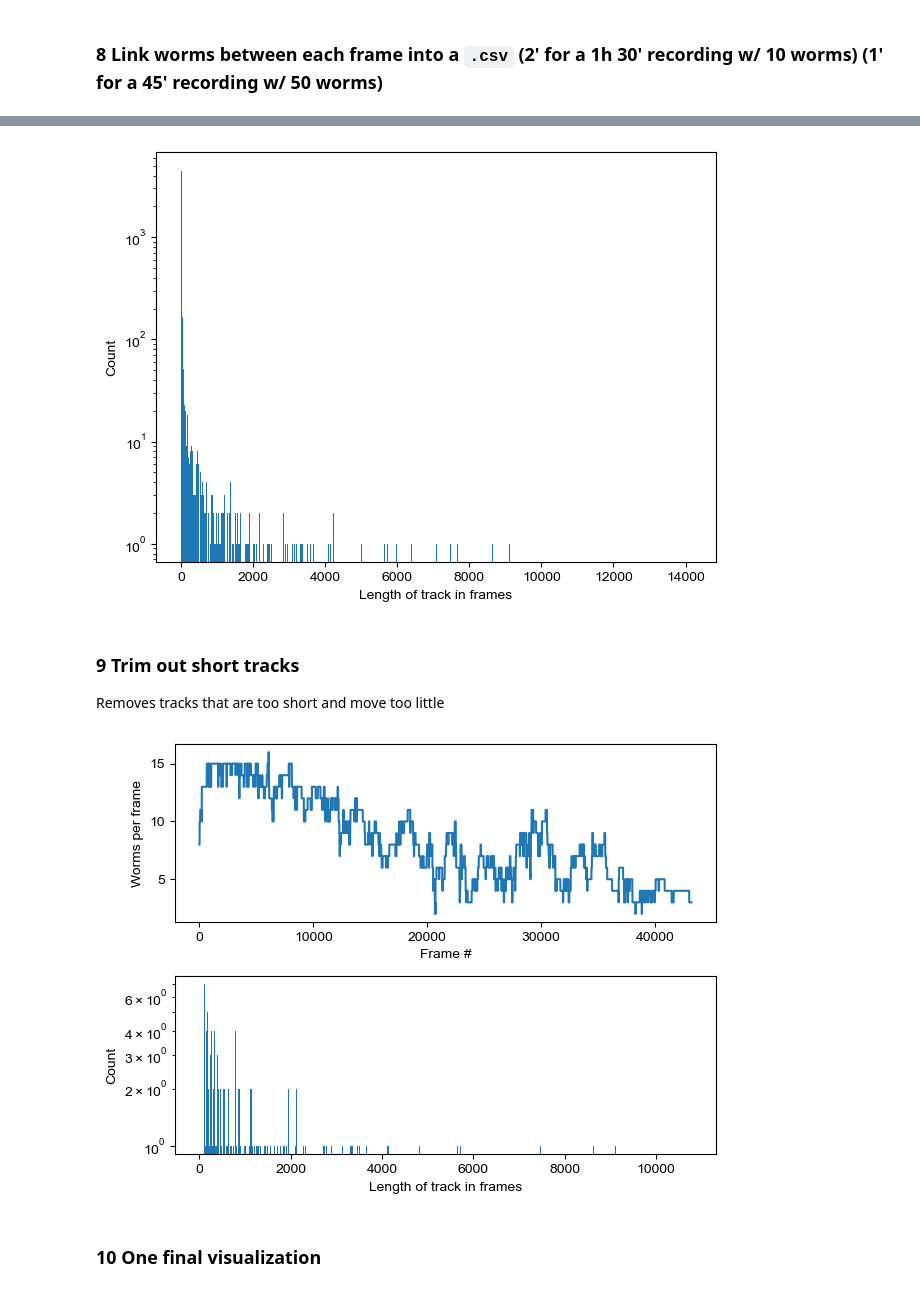
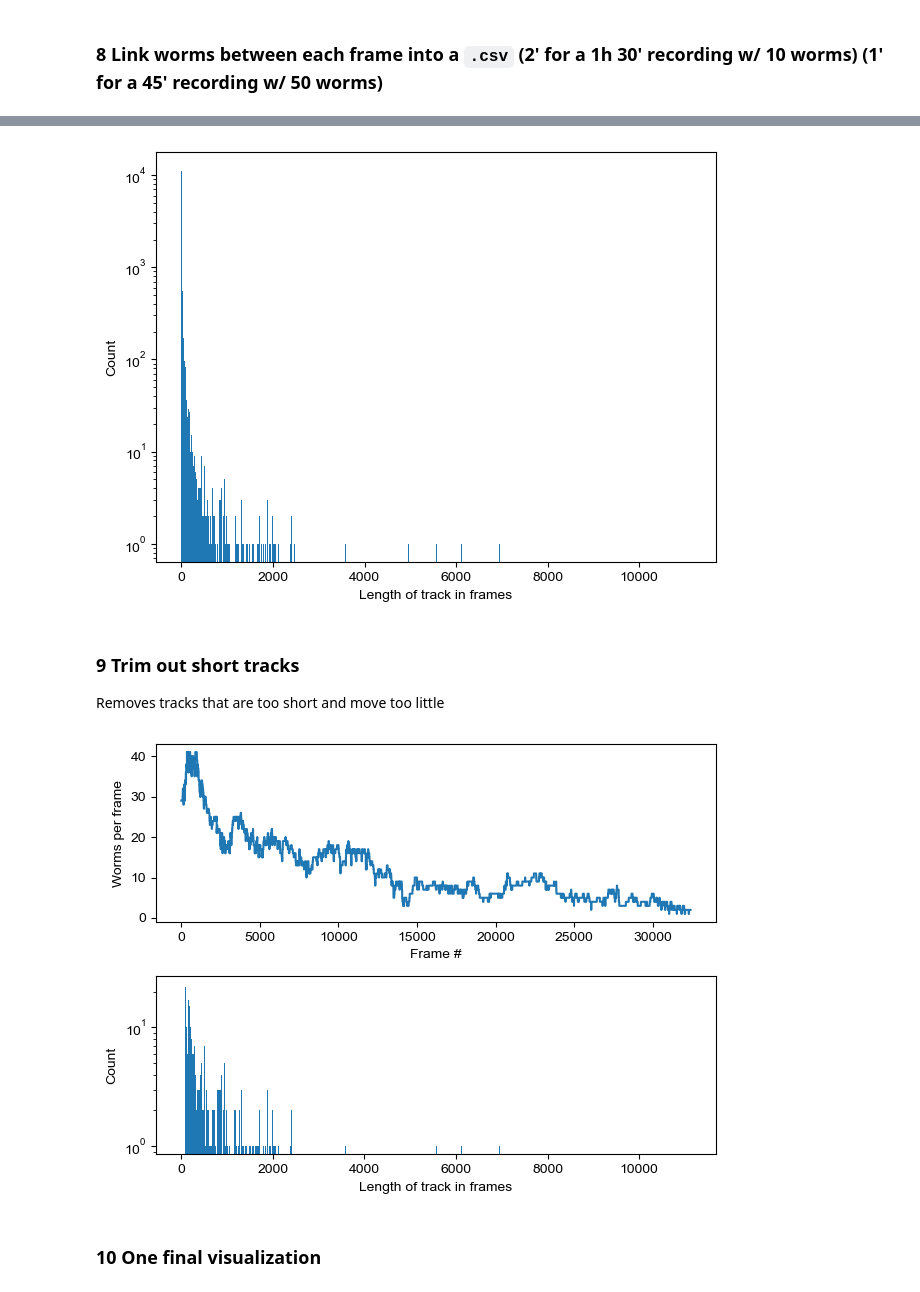
Before and after one commit to azwang10/multi-worm-tracker, a Jupyter notebook: multiwormtracker.ipynb, the cells around one changed output, grey strips where cells are left out. Drawn from its saved outputs; the diff is of its cells as text; code cells hidden in the pictures.

```diff
--- a/multiwormtracker.ipynb
+++ b/multiwormtracker.ipynb
@@ -16,8 +16,8 @@ from mwt import *
 The notebook requires a scratch directory with a lot of storage that will be filled with the `.avi` file converted into `.tif` for each individual frame. This scratch directory should have up to 75 GB free (51 GB used for a 1h 30' 3000x1500px recording) (36 GB used for a 45' 2500x2400px recording)
 # %%
 #EDIT, filenames with spaces don't quite work and so please replace with underscores first
-INPUT_AVI = '/Volumes/DATA/092524_tph_0h-starve_dot.avi'
-SCRATCH_PATH = '/Volumes/DATA'
+INPUT_AVI = '/Volumes/SCRATCH/112224_n2_tp0h.avi'
+SCRATCH_PATH = '/Volumes/SCRATCH'
 OUTPUT_PATH = '/Users/albertwang/Desktop'
 FRAME_LIMIT = None #if you'd like to process only N number of frames, otherwise keep as None to process the whole video
 
@@ -86,7 +104,7 @@ Wall time: 5min 57s
 %%time
 
 #CAN EDIT IF NEEDED (YOU PROBABLY DON'T)
-SEPERATION = 10
+SEPERATION = 5 #max speed of approximately 0.6 mm/s
 
 link_worms(scratch_dir, SEPERATION)
 plot_untrimmed(scratch_dir)
@@ -96,4 +114,4 @@ Wall time: 4min 19s
-[figure, old version]
+[figure, new version]
 # %% [markdown]
 ### 9 Trim out short tracks
 
@@ -106,7 +124,7 @@ MIN_AREA_TRAVELED = 5000 #travels more than approximately a 3x3 mm square
 trim_csv(scratch_dir, MIN_FRAMES_SEEN, MIN_AREA_TRAVELED)
 plot_trimmed(scratch_dir)
 # %% [output]
-[figure, old version]
+[figure, new version]
 # %% [markdown]
 ### 10 One final visualization
 # %%
```
Also changed, not shown: parts of 8 cells of this notebook, 2 other files.
